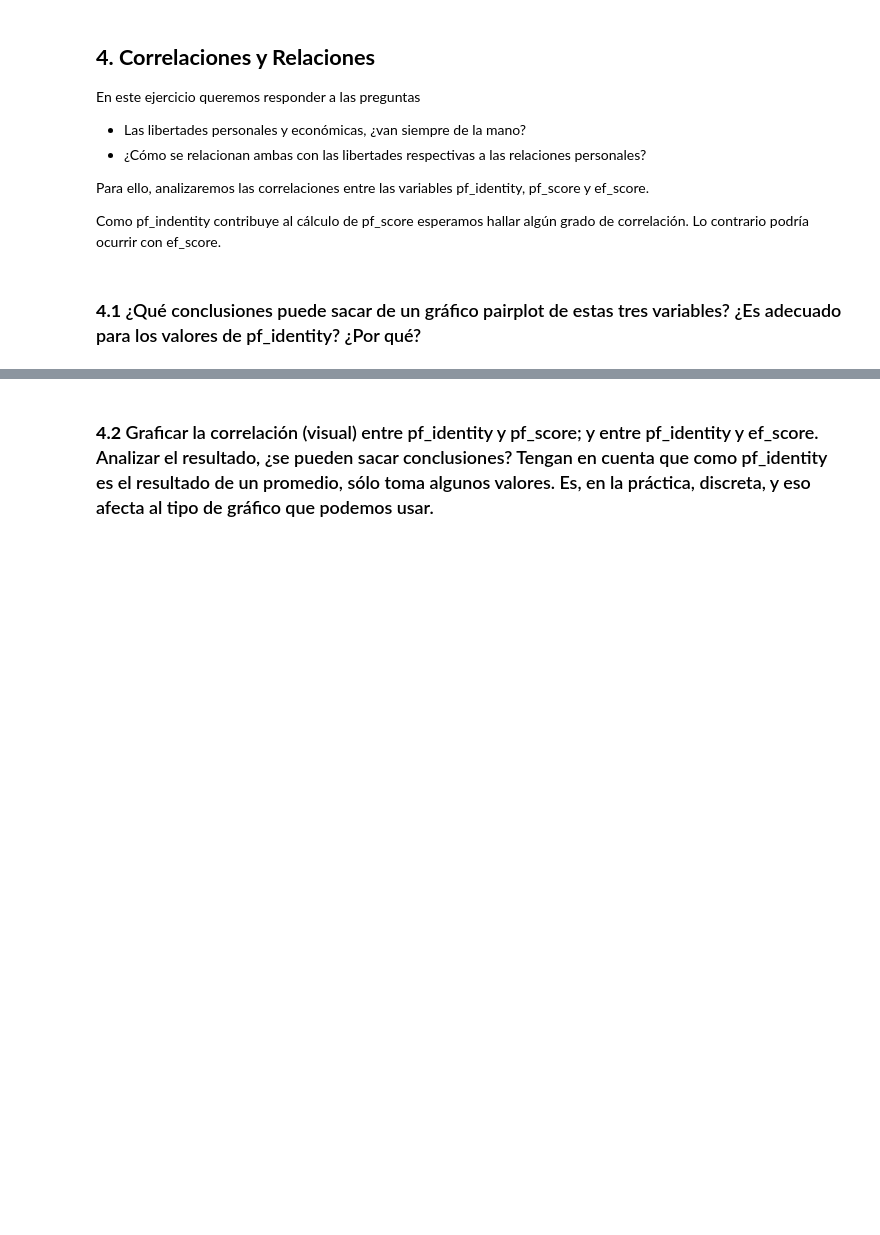
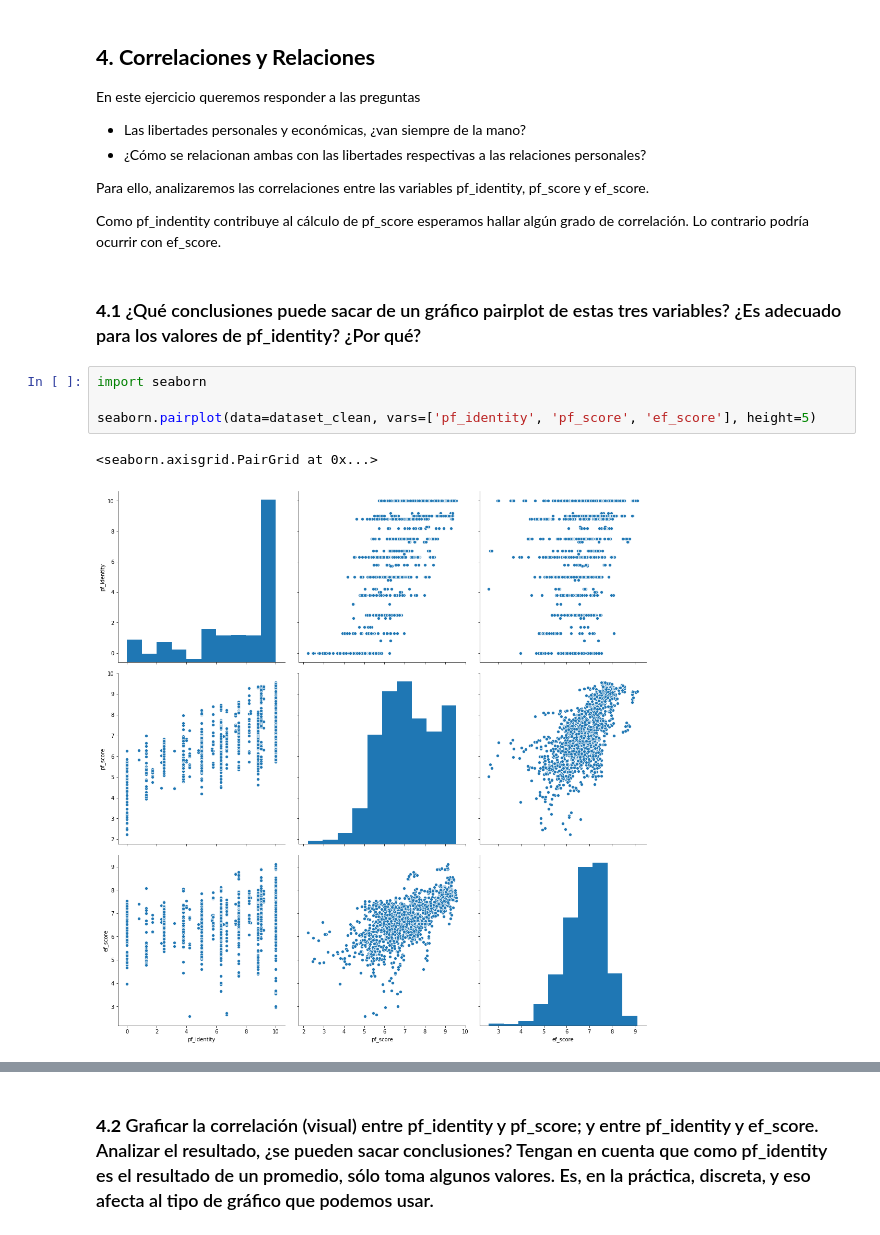
Before and after one commit to msoledadfernandez/DataScience_AnalisisyVisualizacion, a Jupyter notebook: practico.ipynb, the cells around one changed output, grey strips where cells are left out. Saved outputs shown, nothing was run; the diff lists cells and outputs as text; blank space fills up the shorter version.

```diff
--- a/practico.ipynb
+++ b/practico.ipynb
@@ -552,3 +552,10 @@ Para ello, analizaremos las correlaciones entre las variables pf_identity, pf_sc
 Como pf_indentity contribuye al cálculo de pf_score esperamos hallar algún grado de correlación. Lo contrario podría ocurrir con ef_score.
 # %% [markdown]
 ### **4.1** ¿Qué conclusiones puede sacar de un gráfico pairplot de estas tres variables? ¿Es adecuado para los valores de pf_identity? ¿Por qué?
+# %%
+import seaborn
+
+seaborn.pairplot(data=dataset_clean, vars=['pf_identity', 'pf_score', 'ef_score'], height=5)
+# %% [output]
+<seaborn.axisgrid.PairGrid at 0x...>
+[figure, added]
```
Also changed, not shown: parts of 8 cells of this notebook.
